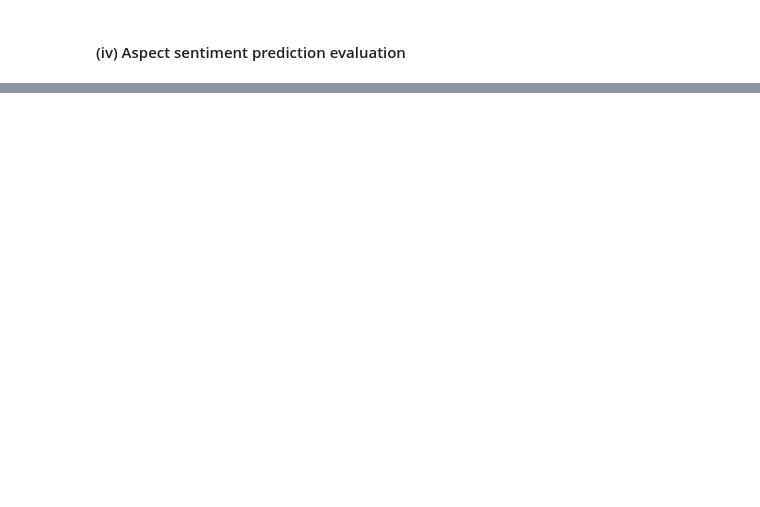
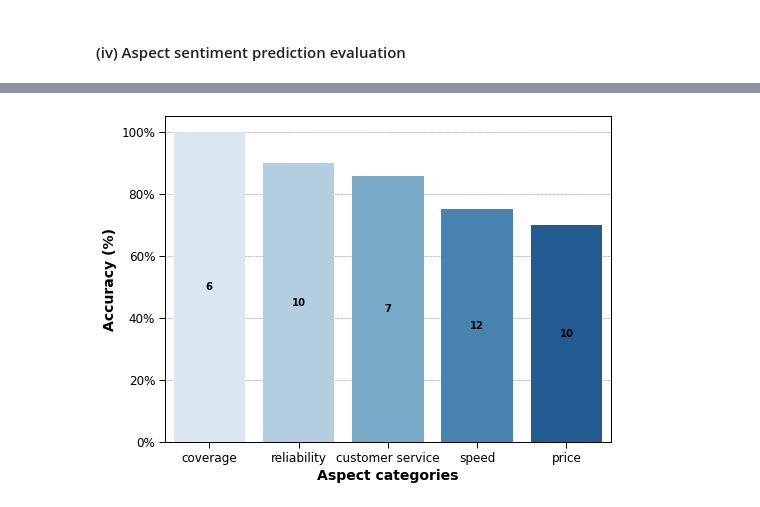
Before and after one commit to KoredeAkande/nigerian_isp_sentiment_analysis, a Jupyter notebook: notebooks/6.3-model-evaluation-and-selection-(absa).ipynb, the cells around one changed output, grey strips where cells are left out. Cells and saved outputs as stored; diff of their text form; code cells hidden in the pictures; blank space fills up the shorter version.

```diff
--- a/notebooks/6.3-model-evaluation-and-selection-(absa).ipynb
+++ b/notebooks/6.3-model-evaluation-and-selection-(absa).ipynb
@@ -208,0 +439,7 @@ Micro accuracy:0.833   Macro accuracy:0.733
+# %%
+test_accuracies,test_micro_accuracy,test_macro_accuracy, test_extraction_support =aspect_sentiment_accuracy(binary_relevance_test_absa['Aspects'],
+                                                                          binary_relevance_test_absa['Detected aspects'],
+                                                                          binary_relevance_test_absa['Sentiment'],
+                                                                          binary_relevance_test_absa['Predicted sentiment'])
+
+print(f"Correct extractions:{test_extraction_support} \n Micro accuracy:{test_micro_accuracy:.3f}   Macro accuracy:{test_macro_accuracy:.3f}")
@@ -208,0 +449,4 @@ Micro accuracy:0.833   Macro accuracy:0.733
+# %%
+test_accuracies = pd.DataFrame([test_accuracies,test_extraction_support]).T.rename(columns={0:'Accuracy',1:'Support'})
+test_accuracies = test_accuracies.sort_values('Accuracy', ascending=False)
+test_accuracies
@@ -208,0 +460,16 @@ Micro accuracy:0.833   Macro accuracy:0.733
+# %%
+with plt.style.context(['notebook','no-latex','grid']):
+
+    ax = sns.barplot(data=test_accuracies, x=test_accuracies.index, y= 'Accuracy', palette = "Blues", ci=None)
+    plt.ylabel('Accuracy (%)',fontsize=14, fontweight= 'bold')
+    plt.xlabel('Aspect categories',fontsize=14, fontweight= 'bold')
+    plt.xticks(fontsize = 12)
+    plt.yticks(fontsize = 12)
+    plt.gca().set_yticklabels(['{:.0f}%'.format(x*100) for x in plt.gca().get_yticks()])
+
+    ax.bar_label(ax.containers[0],
+                 labels = [int(x) for x in test_accuracies.Support],
+                 label_type='center',
+                 fontweight='semibold')
+# %% [output]
+[figure, added]
```
Also changed, not shown: parts of 56 cells of this notebook.
